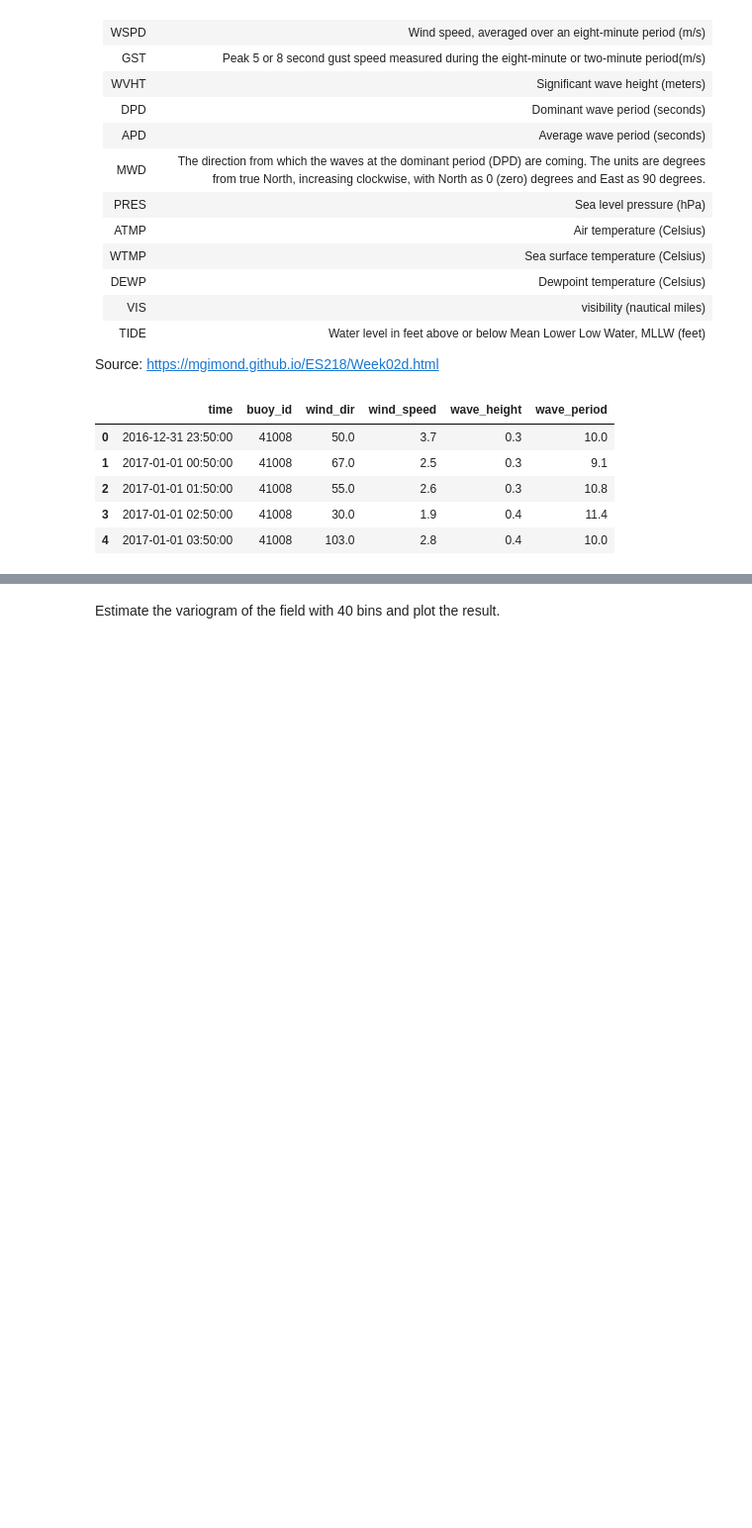
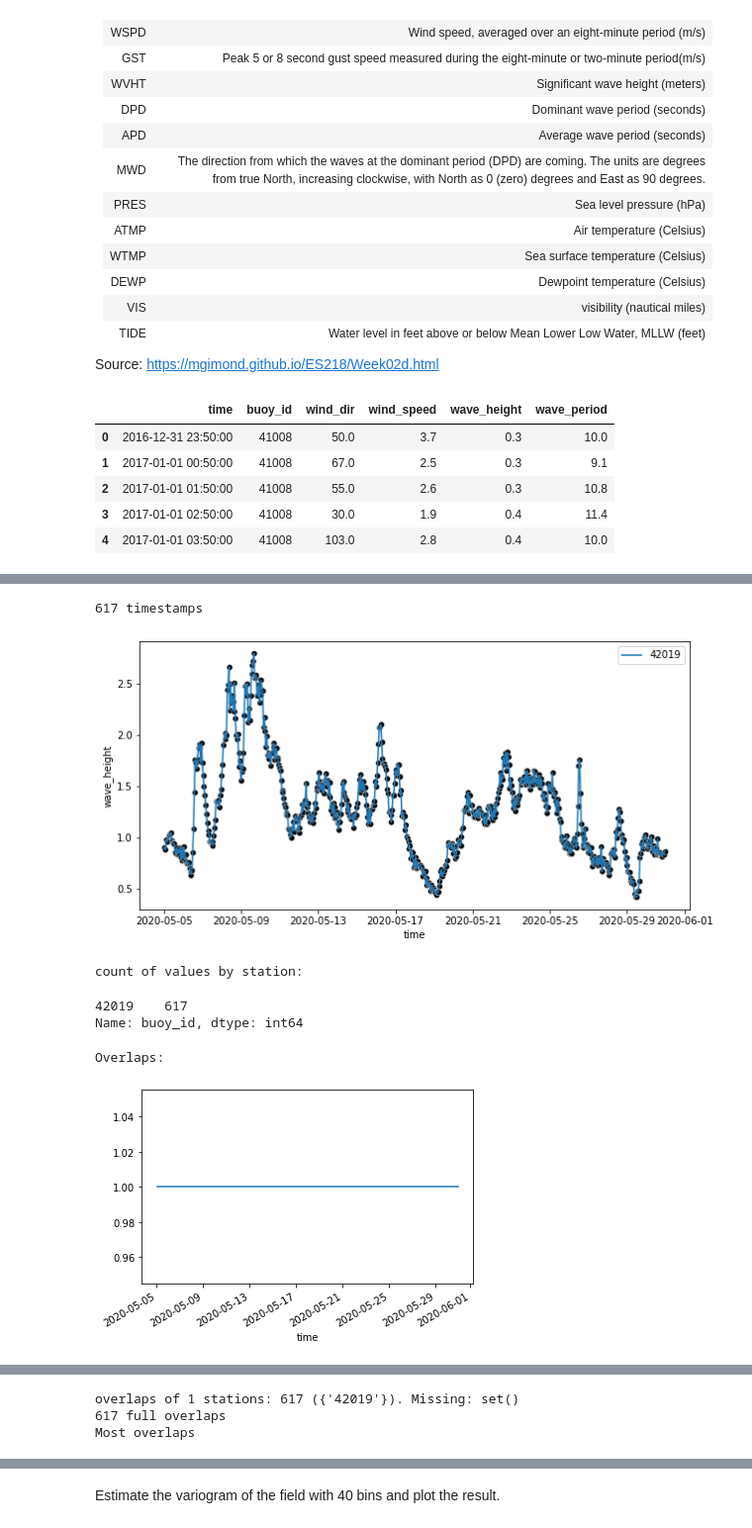
Before and after one commit to simonsanvil/ndbc-spatial-modeling, a Jupyter notebook: notebooks/1-noaa-initial-exploration.ipynb, the cells around one changed output, grey strips where cells are left out. Shown at 99% size. Saved outputs shown, nothing was run; the diff lists cells and outputs as text; code cells hidden in the pictures; blank space fills up the shorter version.

```diff
--- a/notebooks/1-noaa-initial-exploration.ipynb
+++ b/notebooks/1-noaa-initial-exploration.ipynb
@@ -145,0 +183,34 @@ map_viz.heatmap_with_time(ndbc_data.sort_index(level="time"), "time", zoom_start
+# %%
+station_ids = ["42019"]
+times =dict(start="2020-05-05 01:00", end="2020-05-30 23:00")
+partial_df = (
+    df
+    .loc[idx[station_ids,times["start"]:times["end"]],:]
+    .dropna(subset=["wave_height","wind_speed"])
+    .sort_index(level="time")
+)
+display(partial_df.head())
+print(partial_df.index.get_level_values("time").nunique(),"timestamps")
+fig, ax = plt.subplots(figsize=(10, 5))
+ax = sns.lineplot(x="time", y="wave_height",data=partial_df[["wave_height"]].reset_index(), hue="buoy_id",ax=ax)
+sns.scatterplot(x="time", y="wave_height",data=partial_df[["wave_height"]].reset_index(), color="black", ax=ax)
+plt.show()
+# count of stations with data
+print("count of values by station:")
+display(partial_df.index.get_level_values("buoy_id").value_counts())
+# overlap times?
+print("Overlaps:")
+counts_df = partial_df.groupby("time").count().wave_height
+counts_df.plot()
+plt.show()
+display(counts_df.sort_values().tail(5))
+for i in range(0,len(station_ids)):
+    partial_overlapped = partial_df.loc[idx[:,counts_df.gt(i).pipe(lambda x: x[x]).index],:]
+    unique_ids = {a for a in partial_overlapped.index.get_level_values('buoy_id').unique()}
+    print(f"overlaps of {i+1} stations: {sum(counts_df.gt(i))} ({unique_ids}). Missing: {set(station_ids) - unique_ids}")
+print(sum(counts_df.gt(len(station_ids)-1)), "full overlaps")
+print("Most overlaps")
+display(
+    partial_df.loc[idx[:,counts_df.sort_values().index[:5],:]]
+)
+# %% [output]
@@ -145,0 +224,7 @@ map_viz.heatmap_with_time(ndbc_data.sort_index(level="time"), "time", zoom_start
+617 timestamps
+[figure, added]
+count of values by station:
+42019    617
+Name: buoy_id, dtype: int64
+Overlaps:
+[figure, added]
@@ -145,0 +238,3 @@ map_viz.heatmap_with_time(ndbc_data.sort_index(level="time"), "time", zoom_start
+overlaps of 1 stations: 617 ({'42019'}). Missing: set()
+617 full overlaps
+Most overlaps
```
Also changed, not shown: parts of 31 cells of this notebook, 5 other files.
